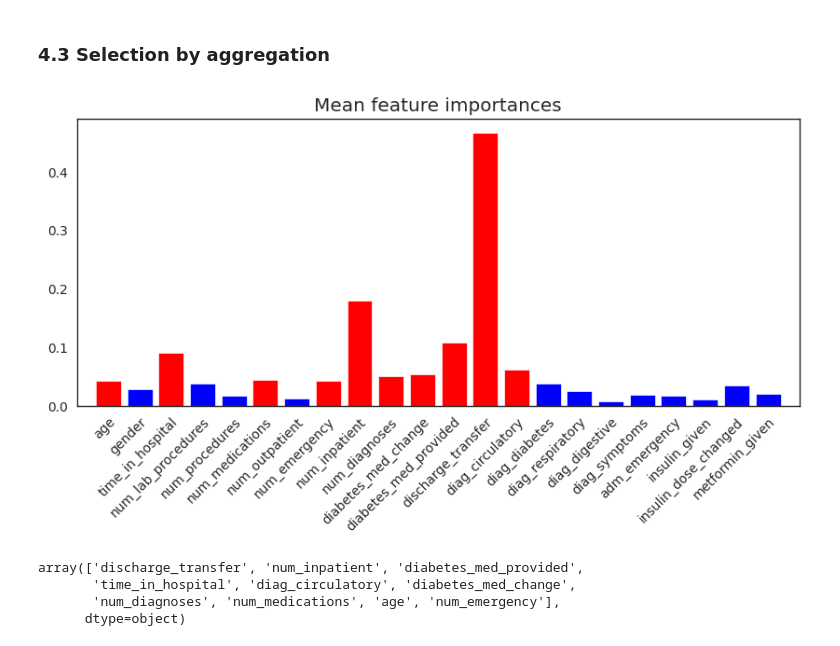
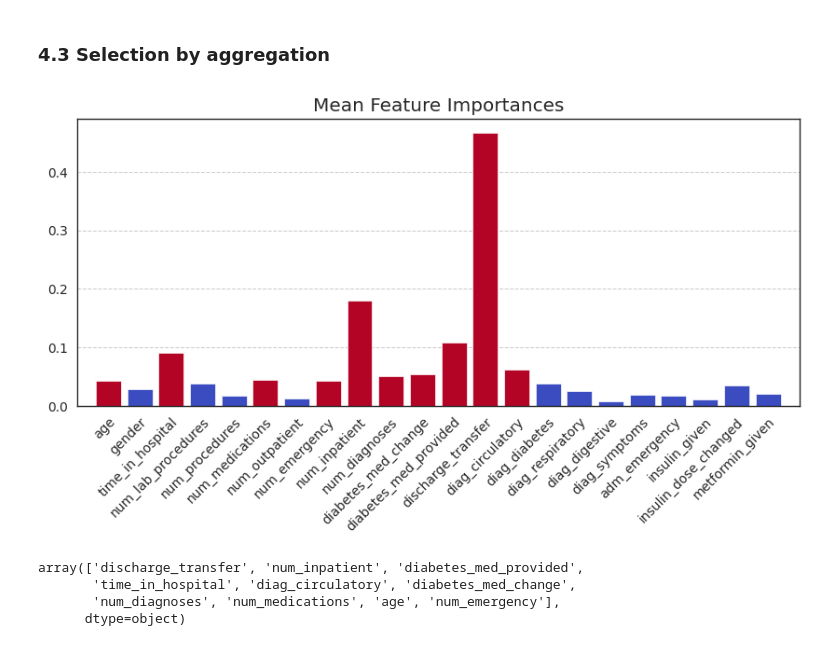
Before and after one commit to MechaMic38/unibs_mldm_diabetes, a Jupyter notebook: notebooks/feature_selection.ipynb, the cells around one changed output. Drawn from its saved outputs; the diff is of its cells as text; code cells hidden in the pictures.

```diff
--- a/notebooks/feature_selection.ipynb
+++ b/notebooks/feature_selection.ipynb
@@ -664,26 +674,33 @@ plt.show()
 # %% [markdown]
 ### 4.3 Selection by aggregation
 # %%
+# Get colors from the 'coolwarm' colormap
+coolwarm = matplotlib.colormaps.get_cmap('coolwarm')
+red = coolwarm(255)  # Coolwarm's "red" at one end of the colormap
+blue = coolwarm(0)  # Coolwarm's "blue" at the other end of the colormap
+
 # Calculate the mean importances of the features
 mean_importances = np.mean(importances_list, axis=0)
 
 # Color the K features with highest mean importances in red
 features = pd.DataFrame({'feature': X_train.columns, 'importance': mean_importances})
 features = features.sort_values(by='importance', ascending=False).reset_index(drop=True)
 features = features.head(K)
 features = features['feature'].values
-colors = ['r' if c in features else 'b' for c in X_train.columns]
+colors = [red if c in features else blue for c in X_train.columns]
 
 # Plot the mean importances of the features
 plt.figure(1, figsize=(10, 4))
-plt.title("Mean feature importances")
+plt.title("Mean Feature Importances")
 plt.bar(range(X_train.shape[1]), mean_importances,
        color=colors, align="center")
+plt.gca().yaxis.grid(True, linestyle='--', linewidth=0.75, alpha=1)
+plt.gca().set_axisbelow(True)
 plt.xticks(range(X_train.shape[1]), X_train.columns, rotation=45, ha='right', rotation_mode='anchor')
 plt.xlim([-1, X_train.shape[1]])
 plt.show()
 # %% [output]
-[figure, old version]
+[figure, new version]
 # %%
 selected_features = features
 selected_features
```
Also changed, not shown: parts of 2 cells of this notebook.
